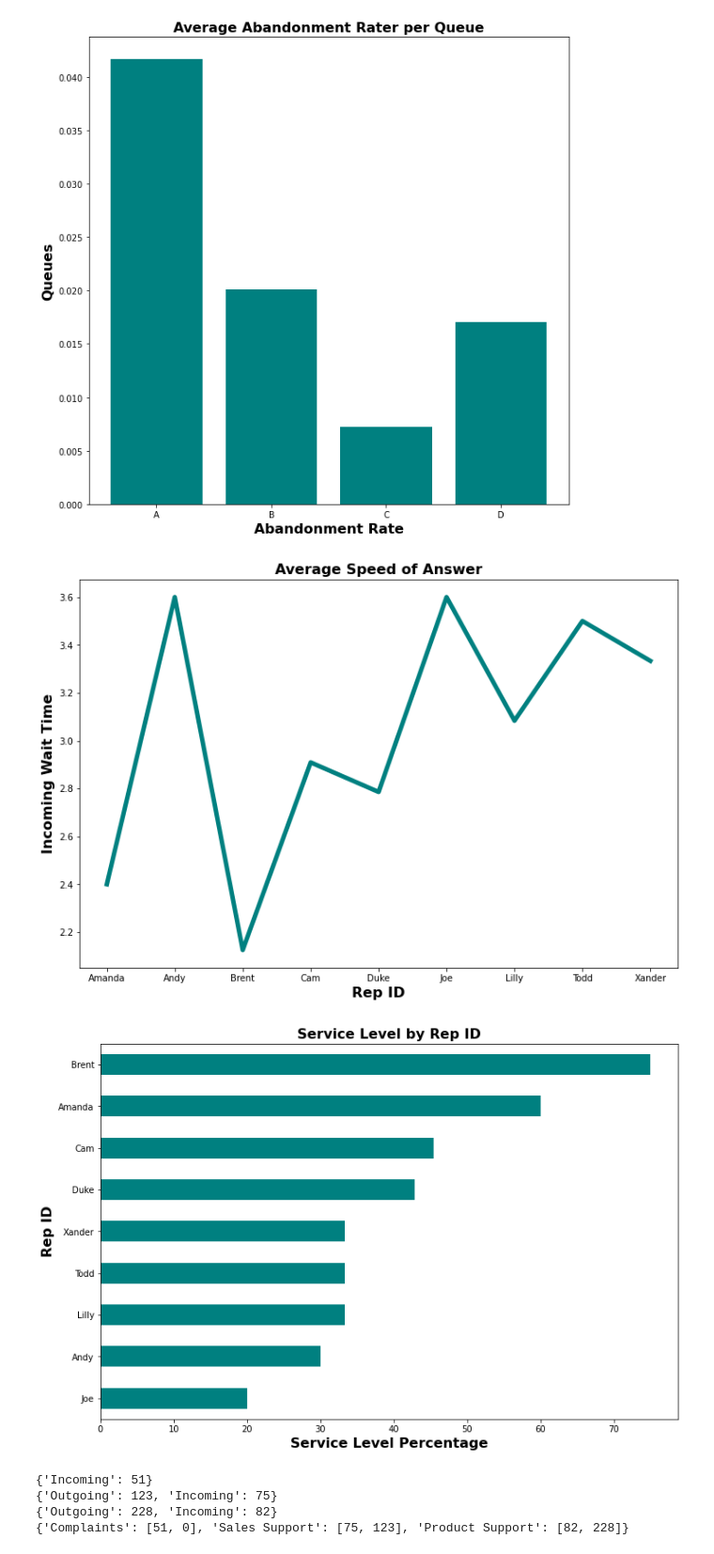
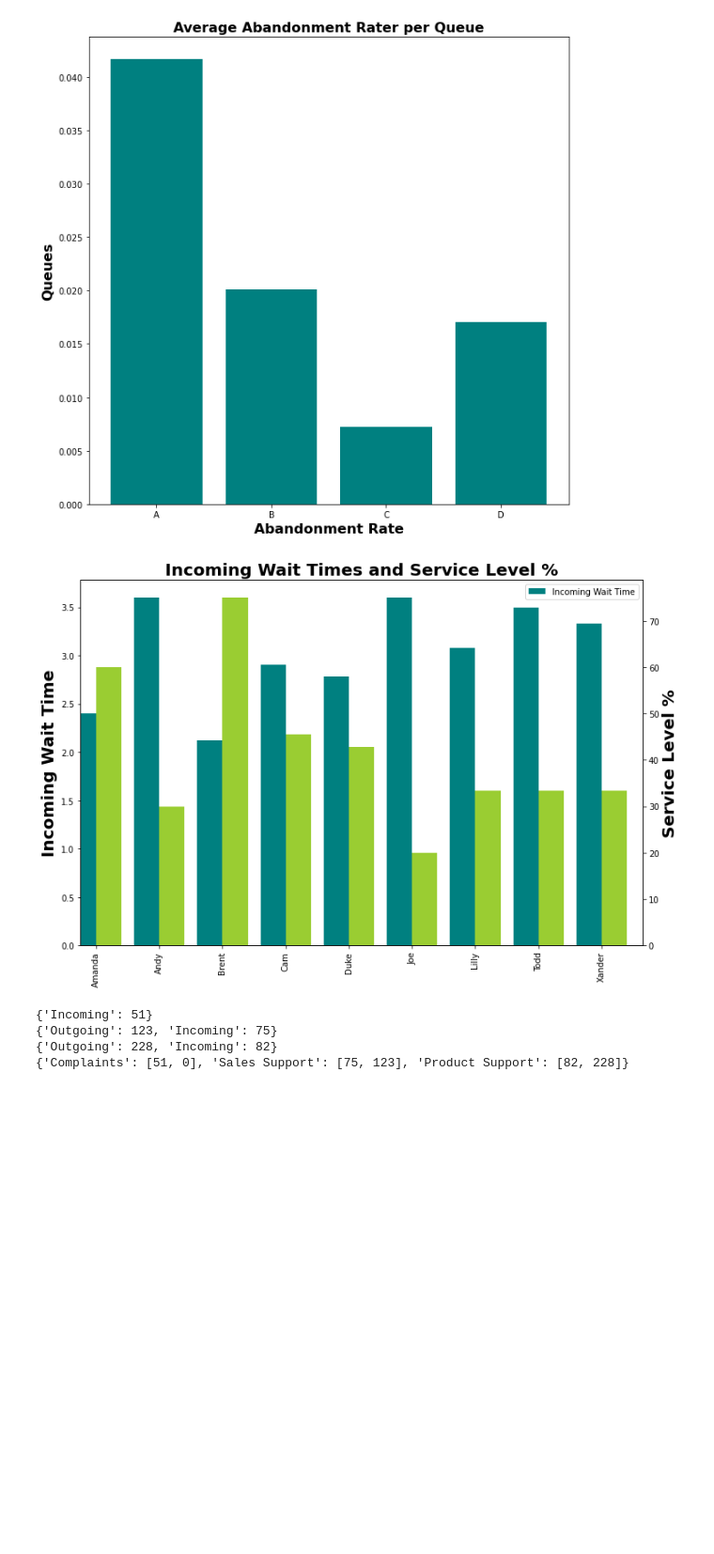
Before and after one commit to MeganBenavidez/Call-Center-Cleanup, a Jupyter notebook: CallCenterCleanupFinished.ipynb, the cells around one changed output. Shown at 94% size. Drawn from its saved outputs; the diff is of its cells as text; code cells hidden in the pictures; blank space fills up the shorter version.

```diff
--- a/CallCenterCleanupFinished.ipynb
+++ b/CallCenterCleanupFinished.ipynb
@@ -271,7 +251,7 @@ df_north[["Incoming or Outgoing", "Incoming Wait Time"]].groupby("Incoming or Ou
 | Outgoing | NaN |
 # %%
 #Replaced NULL Incoming wait times
-mean_north=df_north["Incoming Wait Time"].mean()
-df_north["Incoming Wait Time"]=df_north["Incoming Wait Time"].fillna(mean_north)
-print("Updated: ")
-df_north.tail()
+#mean_north=df_north["Incoming Wait Time"].mean()
+#df_north["Incoming Wait Time"]=df_north["Incoming Wait Time"].fillna(mean_north)
+#print("Updated: ")
+#df_north.tail()
@@ -312,7 +283,7 @@ df_south[["Incoming or Outgoing", "Incoming Wait Time"]].groupby("Incoming or Ou
 | Outgoing | NaN |
 # %%
 #Replaced NULL Incoming wait times
-mean_south=df_south["Incoming Wait Time"].mean()
-df_south["Incoming Wait Time"]=df_south["Incoming Wait Time"].fillna(mean_south)
-print("Updated: ")
-df_south.tail()
+#mean_south=df_south["Incoming Wait Time"].mean()
+#df_south["Incoming Wait Time"]=df_south["Incoming Wait Time"].fillna(mean_south)
+#print("Updated: ")
+#df_south.tail()
@@ -394,5 +357,5 @@ Complaint           36
 Name: Call Purpose, dtype: int64
 # %%
 #Dropping unnecessary columns
-df_north.drop(["Sale"], axis=1, inplace=True)
-df_north.head()
+#df_north.drop(["Sale"], axis=1, inplace=True)
+#df_north.head()
@@ -638,45 +592,56 @@ plt.show()
 # %%
 # Create visualization 2 here
 # north_plt contains the data you need for the average speed of answer of each rep
 
 north_plt = df_north.groupby("Rep ID")["Incoming Wait Time"].mean().to_frame().reset_index()
-
-plt.figure(figsize=(12, 8))
-plt.plot(north_plt['Rep ID'], north_plt['Incoming Wait Time'], color='teal', linewidth=5)
-plt.xlabel('Rep ID', color = 'black', fontsize = 16, fontweight = 'bold')
-plt.ylabel('Incoming Wait Time', color = 'black', fontsize = 16, fontweight = 'bold')
-plt.title('Average Speed of Answer', color = 'black', fontsize = 16, fontweight = 'bold')
-#linechart is easy to see who has the highest and lowest average speed of answer.
 
 # Finding each Rep's Personal Service Level Percentage.  Basically, Calls within 2 secs / total calls
 
 # Table 1: Total Incoming calls less than 2 seconds grouped by Rep
 quick_calls = df_north[df_north["Incoming Wait Time"] <= 2.0]
 quick_reps = quick_calls[["Rep ID", "Calls"]]
 quick_stats = quick_reps.groupby(["Rep ID"]).sum()  # Final Table
 
 
 # Table 2: Total Incoming Calls Only grouped by Rep
 total_calls_in = df_north[df_north["Incoming or Outgoing"] == "Incoming"]
 rep_calls = total_calls_in[["Rep ID", "Calls"]]
 total_stats = rep_calls.groupby(["Rep ID"]).sum() # Final Table
 
 #  Table 3: Service Level Percentage created via merge
 service_level = pd.merge(quick_stats, total_stats, on="Rep ID")
 
 # Create Percentage Column in Table 3
 service_level["Service Level %"] = service_level["Calls_x"]/service_level["Calls_y"] * 100
 
-plt.figure(figsize=(12, 8))
-service_level['Service Level %'].sort_values(ascending=True).plot.barh(service_level["Service Level %"], color='teal')
-plt.xlabel('Service Level Percentage', color = 'black', fontsize = 16, fontweight = 'bold')
-plt.ylabel('Rep ID', color = 'black', fontsize = 16, fontweight = 'bold')
-plt.title('Service Level by Rep ID', color = 'black', fontsize = 16, fontweight = 'bold')
+#plt.figure(figsize=(12, 8))
+#service_level['Service Level %'].sort_values(ascending=True).plot.barh(service_level["Service Level %"], color='teal')
+#plt.xlabel('Service Level Percentage', color = 'black', fontsize = 16, fontweight = 'bold')
+#plt.ylabel('Rep ID', color = 'black', fontsize = 16, fontweight = 'bold')
+#plt.title('Service Level by Rep ID', color = 'black', fontsize = 16, fontweight = 'bold')
+#plt.show()
+#the horizontal bar chart easily shows who leads in service level percentage by rep id.
+
+fig = plt.figure(figsize=(12, 8)) # Create matplotlib figure
+
+ax = fig.add_subplot(111) # Create matplotlib axes
+ax2 = ax.twinx() # Create another axes that shares the same x-axis as ax.
+
+width = 0.4
+
+north_plt.plot(kind='bar', color='teal', ax=ax, width=width, position=1)
+service_level["Service Level %"].plot(kind='bar', color='yellowgreen', ax=ax2, width=width, position=0)
+
+ax.set_ylabel('Incoming Wait Time',color = 'black', fontsize = 20, fontweight = 'bold')
+ax2.set_ylabel('Service Level %',color = 'black', fontsize = 20, fontweight = 'bold')
+
+plt.title('Incoming Wait Times and Service Level %', color = 'black', fontsize = 20, fontweight = 'bold')
+
 plt.show()
-#the horizontal bar chart easily shows who leads in service level percentage by rep id.
+
+#Grouped bar chart shows each reps Service Level % and Incoming Wait time.
 # %% [output]
-[figure, old version]
+[figure, new version]
-[figure, removed]
 # %%
 # Create visualization 3 here
 # The three dictionaries, complaints, sales_support, and product_support, have the information you need
```
Also changed, not shown: parts of 24 cells of this notebook.
